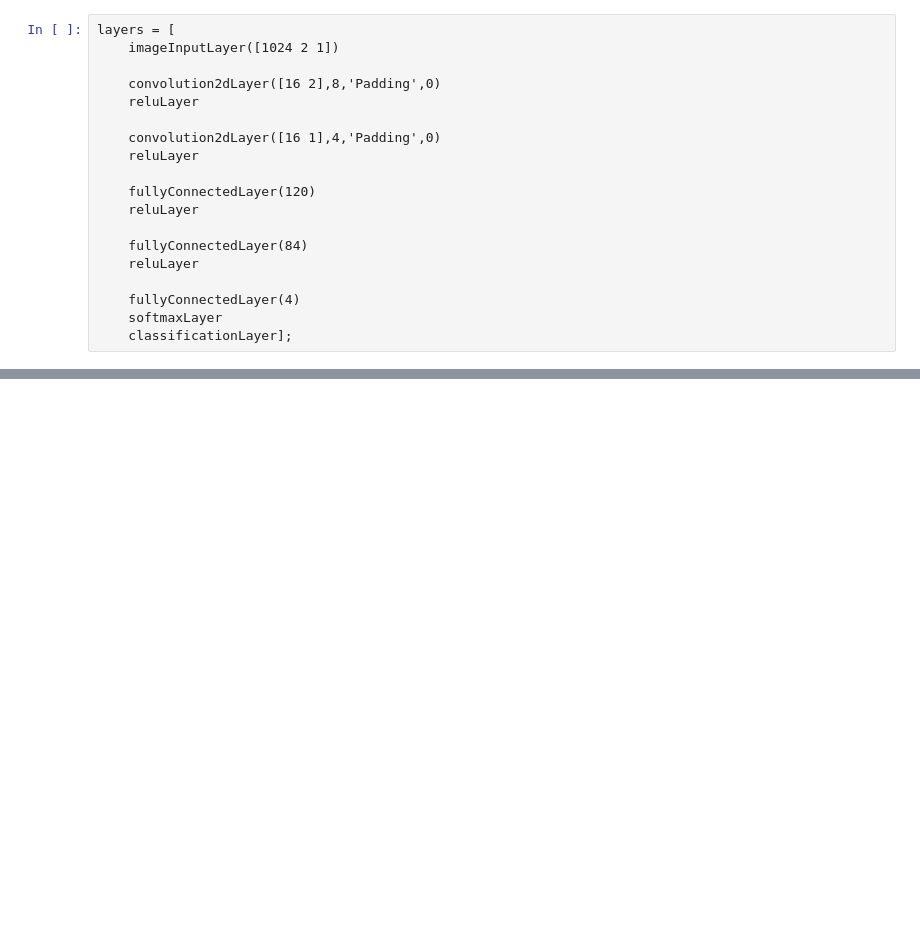
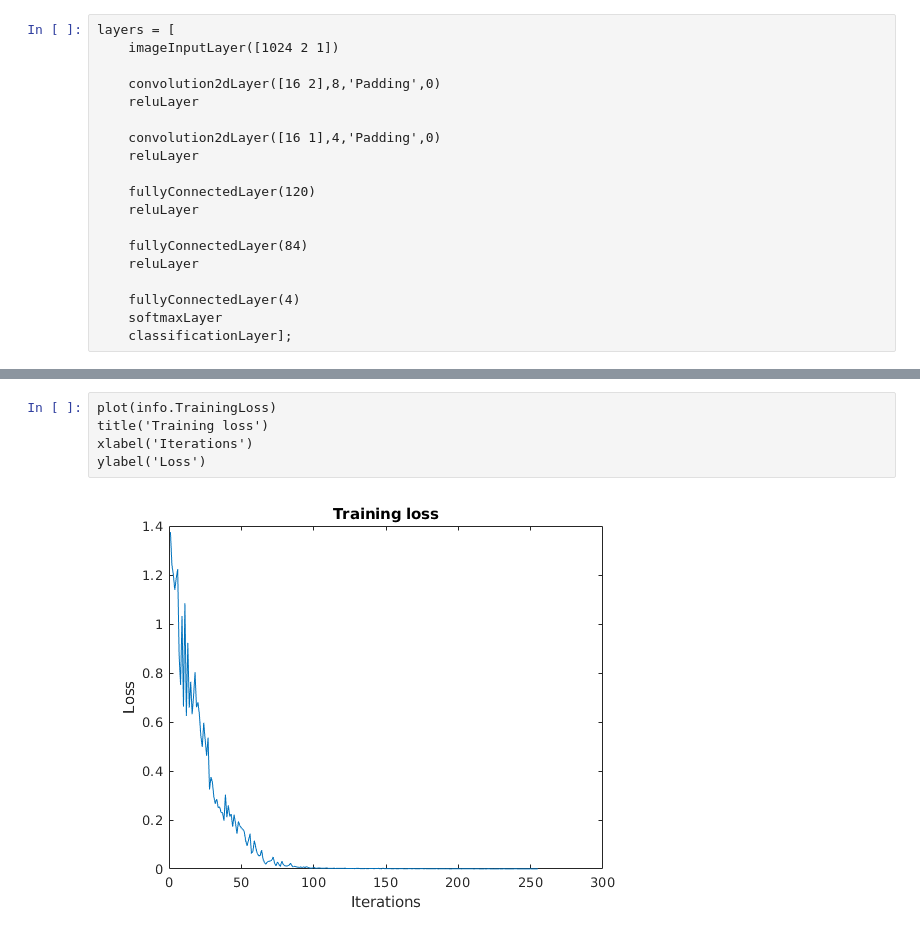
Before and after one commit to skalade/amc_baby_models, a Jupyter notebook: Matlab (DL toolbox).ipynb, the cells around one changed output, grey strips where cells are left out. Drawn from its saved outputs; the diff is of its cells as text; blank space fills up the shorter version.

```diff
--- a/Matlab (DL toolbox).ipynb
+++ b/Matlab (DL toolbox).ipynb
@@ -107,0 +180,7 @@ Initializing input data normalization.
+# %%
+plot(info.TrainingLoss)
+title('Training loss')
+xlabel('Iterations')
+ylabel('Loss')
+# %% [output]
+[figure, added]
```
Also changed, not shown: parts of 31 cells of this notebook.
